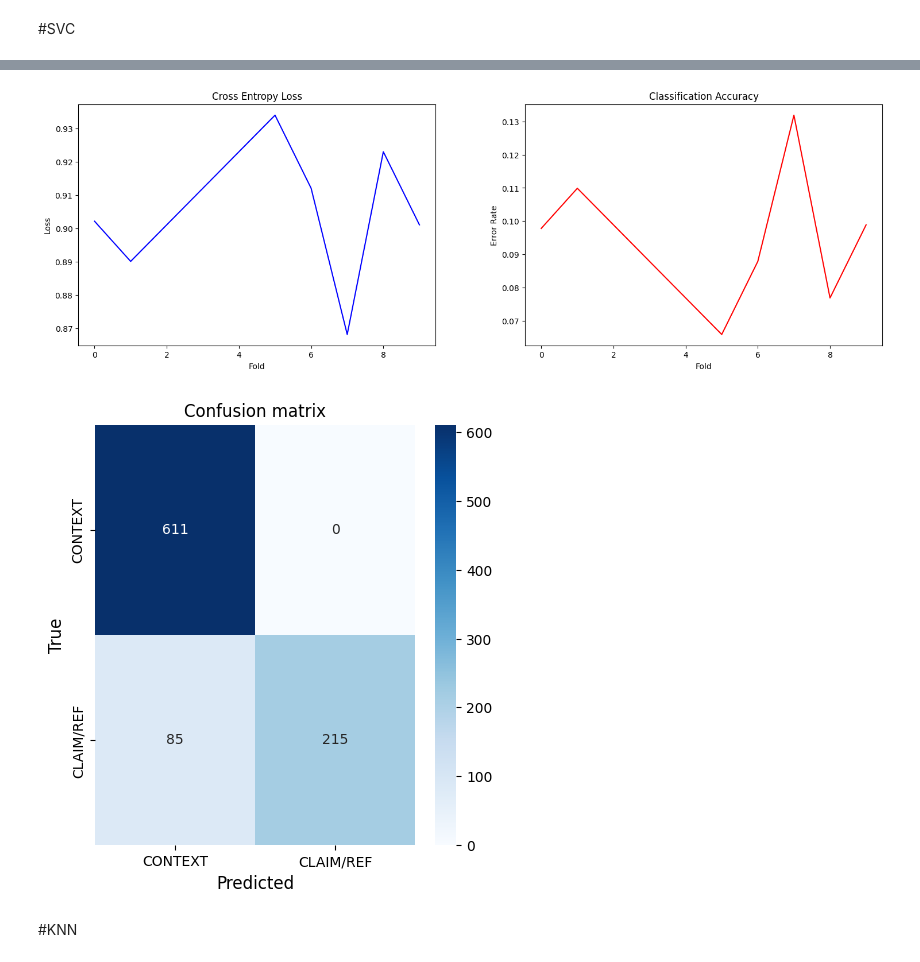
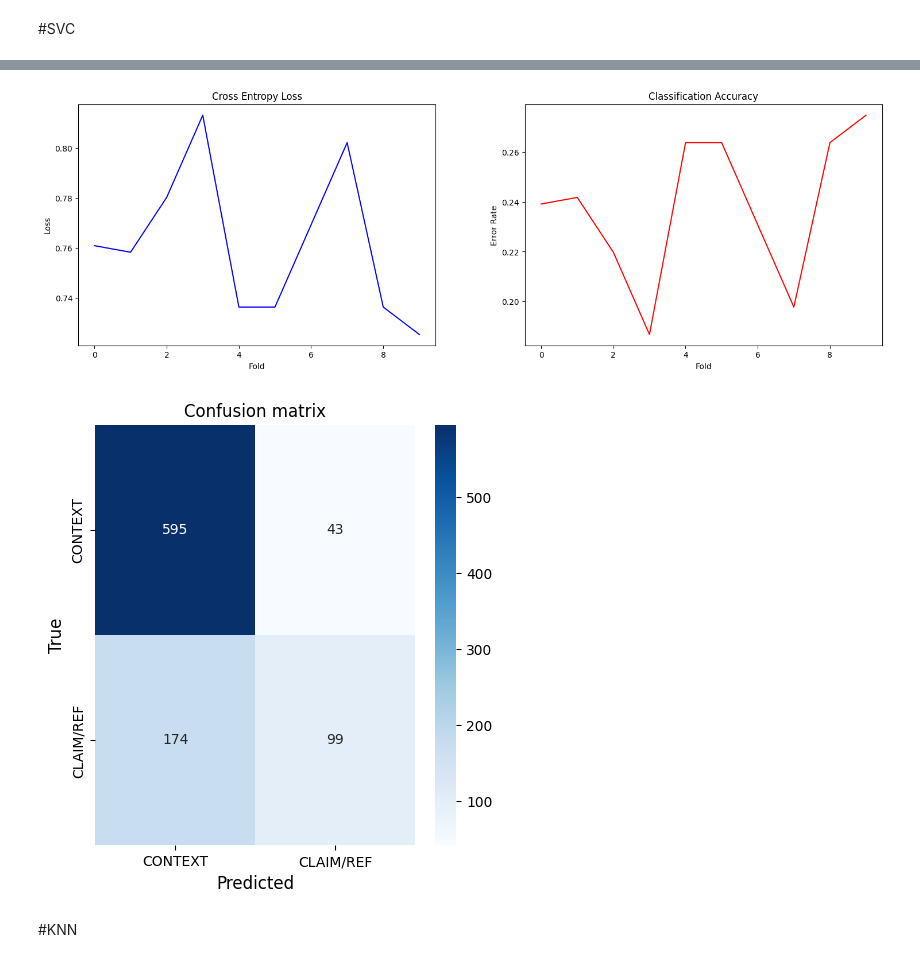
Before and after one commit to Akkuun/M1_IMAGINE_ML_Project, a Jupyter notebook: ML_Project_Group_8.ipynb, the cells around one changed output, grey strips where cells are left out. Drawn from its saved outputs; the diff is of its cells as text; code cells hidden in the pictures.

```diff
--- a/ML_Project_Group_8.ipynb
+++ b/ML_Project_Group_8.ipynb
@@ -1507,3 +1439,20 @@ X_train, X_test, y_train, y_test = train_test_split(X_scaled, y, test_size=0.2,
+# %%
+# Copie des données pour le niveau 2
+data_lvl2 = dataPrepared.copy()
+# Combiner 'scientific_claim' et 'scientific_reference' en une seule colonne
+data_lvl2['claim_or_ref'] = data_lvl2.apply(lambda row: 1 if row['scientific_claim'] == 1 or row['scientific_reference'] == 1 else 0, axis=1)
+y = data_lvl2['claim_or_ref'] # la colonne cible pour le niveau 2
+X_text = data_lvl2['text']
+
+# Vectorisation TF-IDF + Scaling =========
+vectorizer = TfidfVectorizer(ngram_range=(1, 2), min_df=5, max_df=0.9)
+X_vectorized = vectorizer.fit_transform(X_text)
+
+scaler = MaxAbsScaler()
+X_scaled = scaler.fit_transform(X_vectorized)
+
+# Split train/test =========
+X_train, X_test, y_train, y_test = train_test_split(X_scaled, y, test_size=0.2, random_state=42, stratify=y)
 # %% [markdown]
 #Decision Tree
 # %%
@@ -1644,23 +1616,30 @@ Moyenne CV (Level 2): 0.8924271380793121
 # %% [markdown]
 #SVC
 # %%
-# prompt: generete the code for the SVC for the level 2 classification
+
 
 import numpy as np
-# Initialisation du classifieur
-clf_SVC_level2 = SVC()
 
-# Espace de recherche pour RandomizedSearchCV
-param_distributions_level2 = {
+X_train_dense = X_train.toarray() if hasattr(X_train, "toarray") else X_train
+X_test_dense = X_test.toarray() if hasattr(X_test, "toarray") else X_test
+
+
+scaler = StandardScaler()
+X_train_scaled = scaler.fit_transform(X_train_dense)
+X_test_scaled = scaler.transform(X_test_dense)
+
+clf_SVC = SVC()
+
+param_distributions = {
     'kernel': ['linear', 'rbf', 'poly'],
     'C': np.logspace(-2, 2, 100),  # de 0.01 à 100
     'gamma': ['scale', 'auto']
 }
 
-# Recherche aléatoire avec validation croisée
-random_search_level2 = RandomizedSearchCV(
-    estimator=clf_SVC_level2,
-    param_distributions=param_distributions_level2,
+
+random_search = RandomizedSearchCV(
+    estimator=clf_SVC,
+    param_distributions=param_distributions,
     n_iter=30,
     cv=KFold(n_splits=10, shuffle=True, random_state=42),
     scoring='accuracy',
@@ -1668,27 +1647,27 @@ random_search_level2 = RandomizedSearchCV(
     n_jobs=-1
 )
 
-# Entraînement du modèle
-random_search_level2.fit(X_train, y_train)
 
-# Meilleurs hyperparamètres
-print("✅ Meilleurs paramètres SVC (Level 2):", random_search_level2.best_params_)
+random_search.fit(X_train_scaled, y_train)
 
-# Meilleur classifieur
-best_svc_classifier_level2 = random_search_level2.best_estimator_
 
-# Validation croisée
-svc_scores_level2 = cross_val_score(best_svc_classifier_level2, X_train, y_train, cv=10)
-print("Scores de validation croisée (Level 2):", svc_scores_level2)
-print("Moyenne (Level 2):", svc_scores_level2.mean())
+print("✅ Meilleurs paramètres SVC :", random_search.best_params_)
 
-# Prédictions avec validation croisée
-y_pred_cv_level2 = cross_val_predict(best_svc_classifier_level2, X_train, y_train, cv=10)
 
-# Matrice de confusion
-conf_matrix_level2 = confusion_matrix(y_train, y_pred_cv_level2)
+best_svc_classifier = random_search.best_estimator_
 
-# Affichage des courbes
-plot_curves(svc_scores_level2)
-plot_curves_confusion(conf_matrix_level2, ['CONTEXT', 'CLAIM/REF'])
+
+svc_scores = cross_val_score(best_svc_classifier, X_train_scaled, y_train, cv=10)
+print("Scores de validation croisée :", svc_scores)
+print("Moyenne :", svc_scores.mean())
+
+
+y_pred_cv = cross_val_predict(best_svc_classifier, X_train_scaled, y_train, cv=10)
+
+
+conf_matrix = confusion_matrix(y_train, y_pred_cv)
+
+
+plot_curves(svc_scores)
+plot_curves_confusion(conf_matrix, ['CONTEXT', 'CLAIM/REF'])
 # %% [output]
@@ -1699,4 +1678,4 @@ Moyenne (Level 2): 0.9067009077878643
-[figure, old version]
+[figure, new version]
-[figure, old version]
+[figure, new version]
 # %% [markdown]
 #KNN
```
Also changed, not shown: parts of 24 cells of this notebook.
